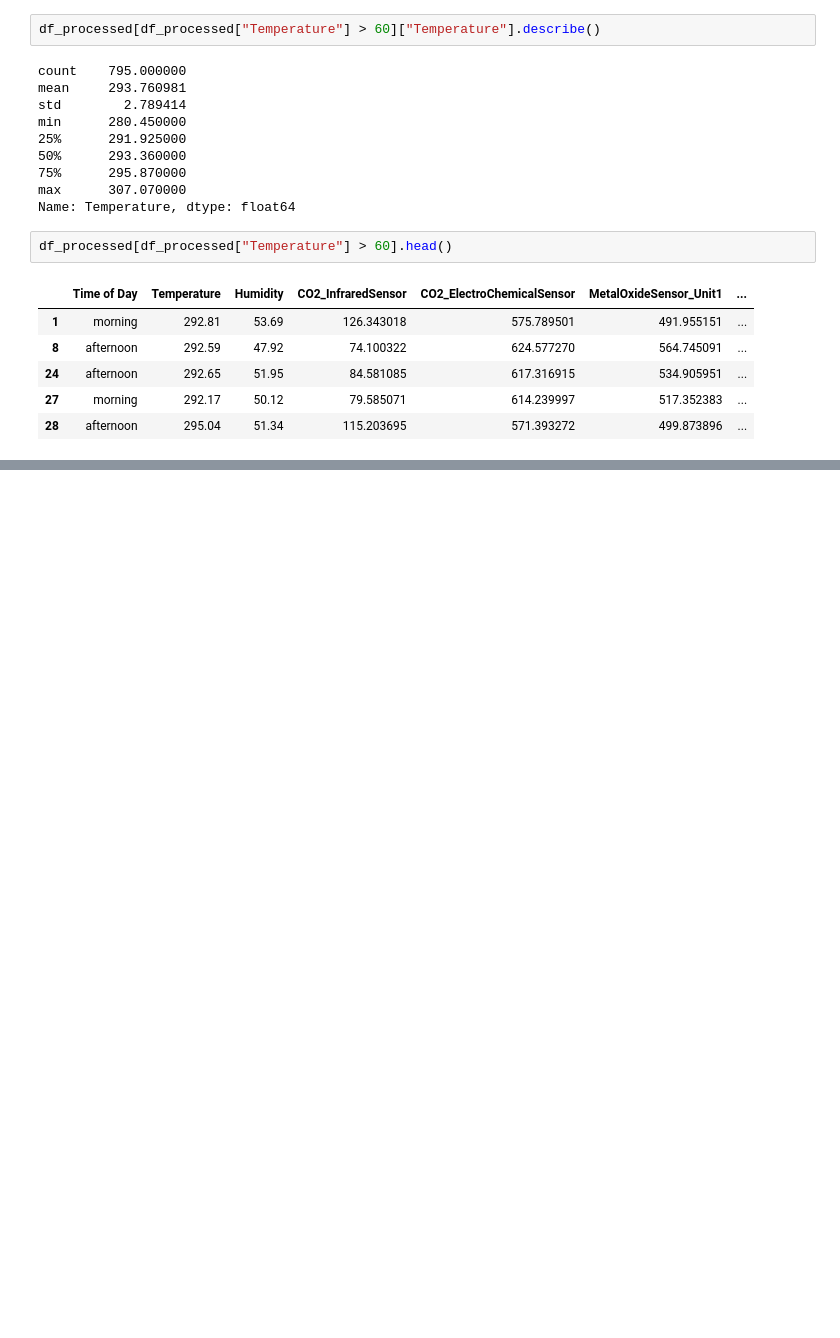
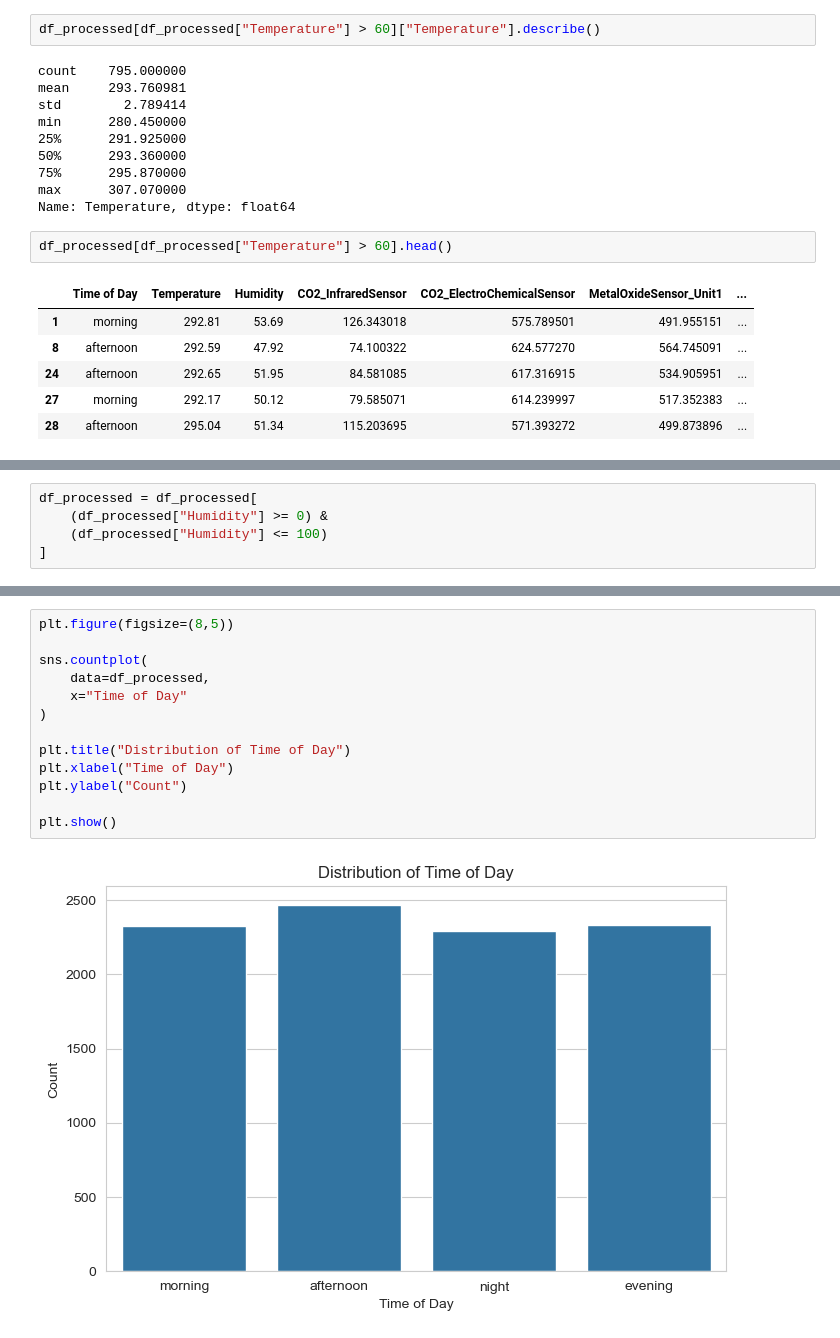
Before and after one commit to chanmyae99/elderguard-analytics-ml, a Jupyter notebook: notebooks/eda.ipynb, the cells around one changed output, grey strips where cells are left out. Drawn from its saved outputs; the diff is of its cells as text; blank space fills up the shorter version.

```diff
--- a/notebooks/eda.ipynb
+++ b/notebooks/eda.ipynb
@@ -581,0 +608,5 @@ df_processed[df_processed["Temperature"] > 60].head()
+# %%
+df_processed = df_processed[
+    (df_processed["Humidity"] >= 0) &
+    (df_processed["Humidity"] <= 100)
+]
@@ -581,0 +710,15 @@ df_processed[df_processed["Temperature"] > 60].head()
+# %%
+plt.figure(figsize=(8,5))
+
+sns.countplot(
+    data=df_processed,
+    x="Time of Day"
+)
+
+plt.title("Distribution of Time of Day")
+plt.xlabel("Time of Day")
+plt.ylabel("Count")
+
+plt.show()
+# %% [output]
+[figure, added]
```
Also changed, not shown: parts of 47 cells of this notebook.
